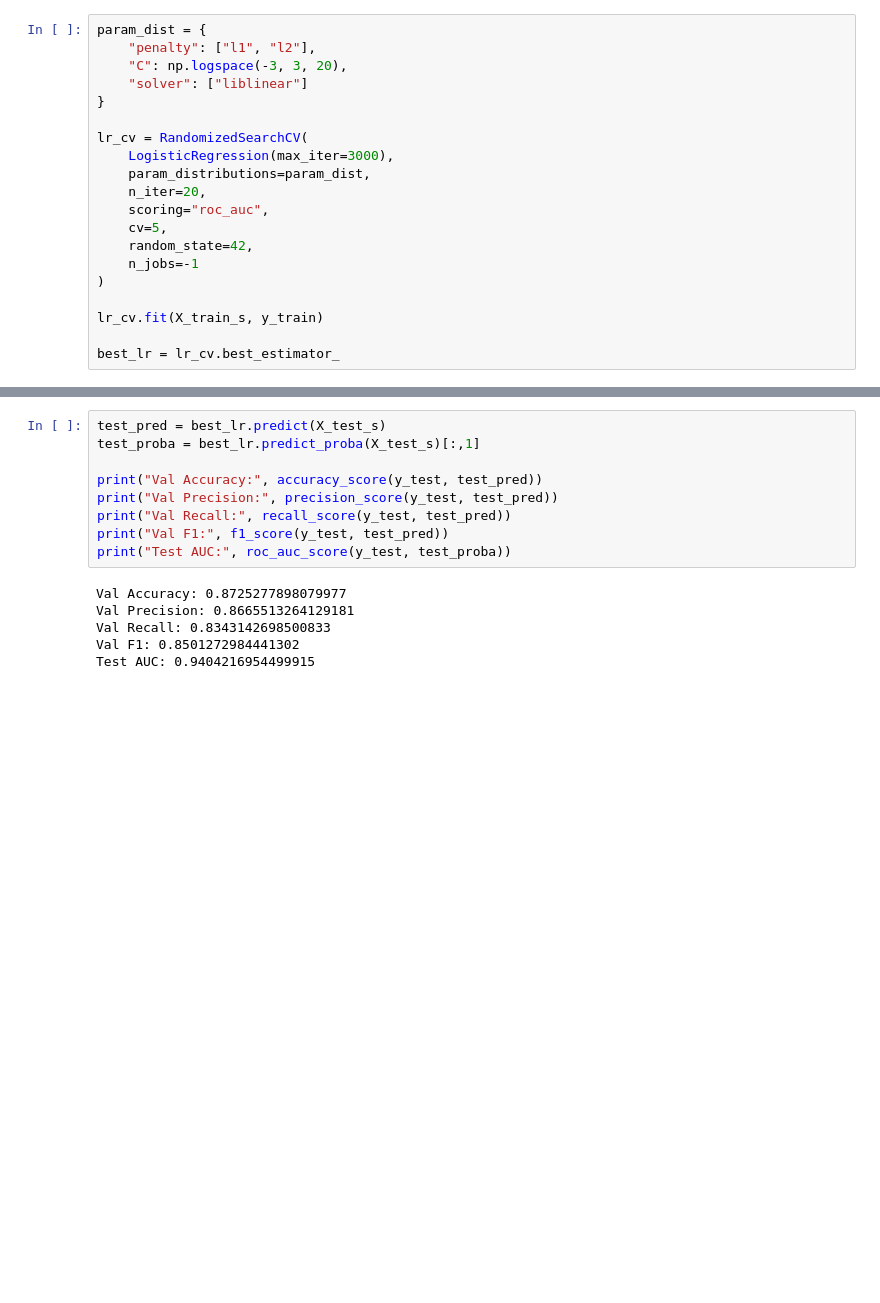
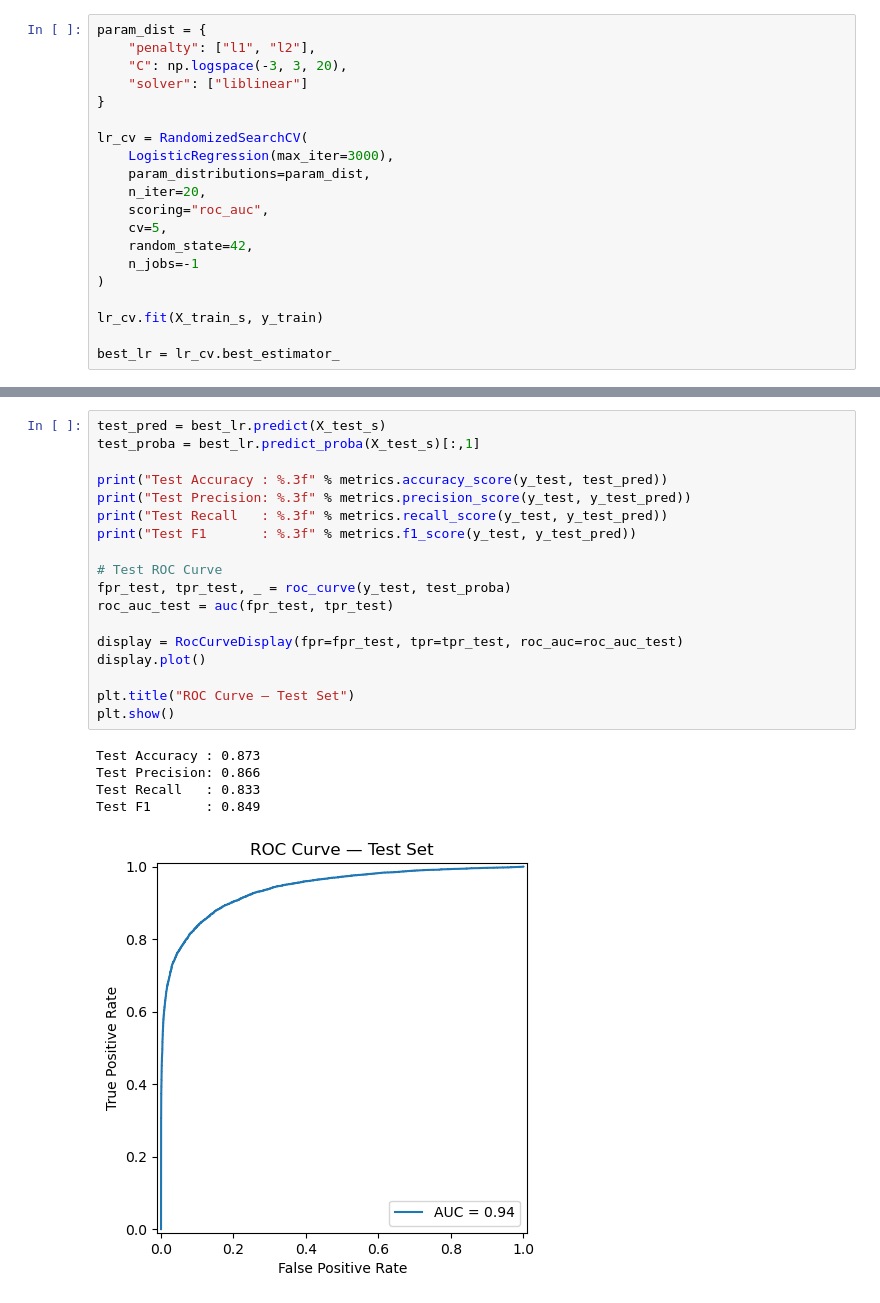
Before and after one commit to Python-Programming-DS/project-3-lili1501, a Jupyter notebook: Part_A_ML_model.ipynb, the cells around one changed output, grey strips where cells are left out. Drawn from its saved outputs; the diff is of its cells as text; blank space fills up the shorter version.

```diff
--- a/Part_A_ML_model.ipynb
+++ b/Part_A_ML_model.ipynb
@@ -444,15 +453,24 @@ Val AUC: 0.9468131853831205
 # %%
 test_pred = best_lr.predict(X_test_s)
 test_proba = best_lr.predict_proba(X_test_s)[:,1]
 
-print("Val Accuracy:", accuracy_score(y_test, test_pred))
-print("Val Precision:", precision_score(y_test, test_pred))
-print("Val Recall:", recall_score(y_test, test_pred))
-print("Val F1:", f1_score(y_test, test_pred))
-print("Test AUC:", roc_auc_score(y_test, test_proba))
+print("Test Accuracy : %.3f" % metrics.accuracy_score(y_test, test_pred))
+print("Test Precision: %.3f" % metrics.precision_score(y_test, y_test_pred))
+print("Test Recall   : %.3f" % metrics.recall_score(y_test, y_test_pred))
+print("Test F1       : %.3f" % metrics.f1_score(y_test, y_test_pred))
+
+# Test ROC Curve
+fpr_test, tpr_test, _ = roc_curve(y_test, test_proba)
+roc_auc_test = auc(fpr_test, tpr_test)
+
+display = RocCurveDisplay(fpr=fpr_test, tpr=tpr_test, roc_auc=roc_auc_test)
+display.plot()
+
+plt.title("ROC Curve — Test Set")
+plt.show()
 # %% [output]
-Val Accuracy: 0.8725277898079977
-Val Precision: 0.8665513264129181
-Val Recall: 0.8343142698500833
-Val F1: 0.8501272984441302
-Test AUC: 0.9404216954499915
+Test Accuracy : 0.873
+Test Precision: 0.866
+Test Recall   : 0.833
+Test F1       : 0.849
+[figure, added]
```
Also changed, not shown: parts of 2 cells of this notebook.
